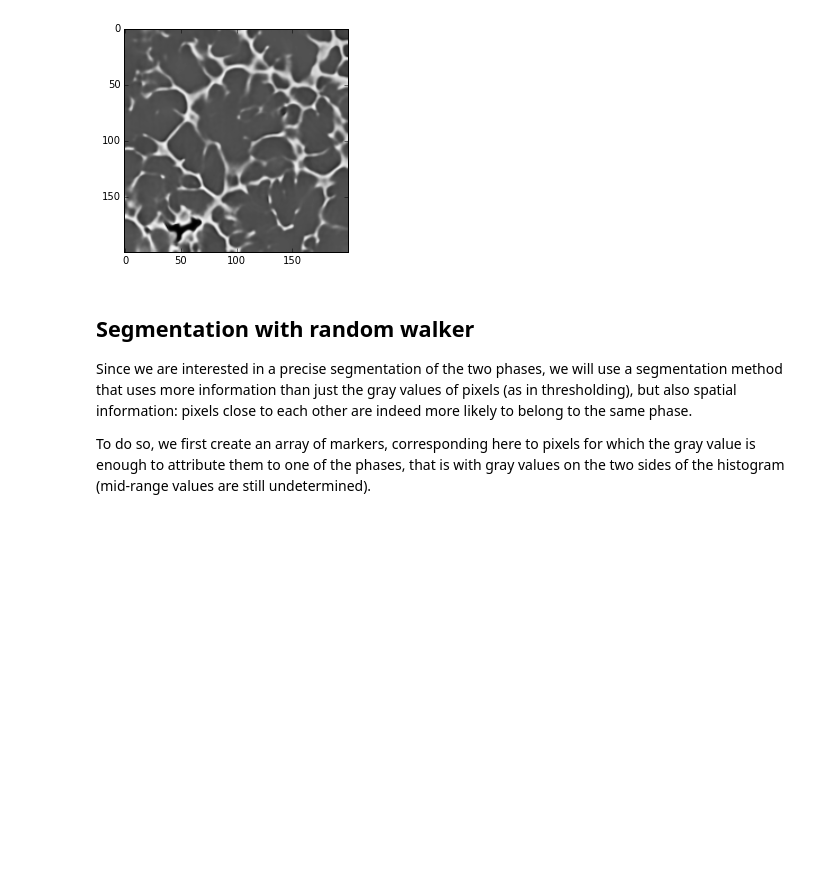
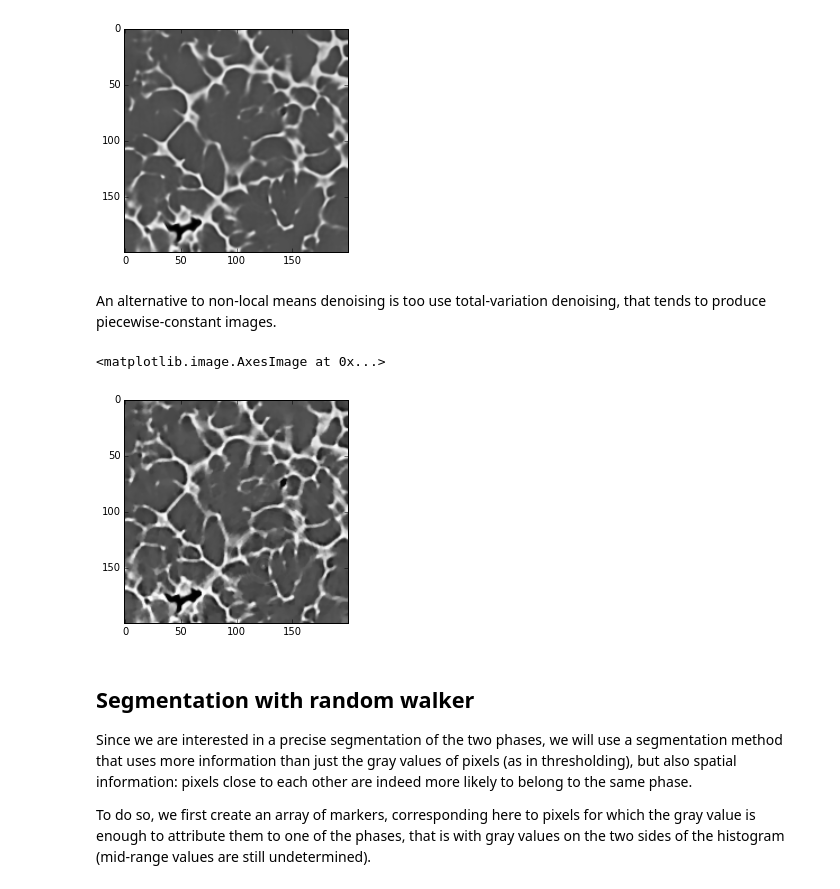
Before and after one commit to emmanuelle/image-processing-tutorials, a Jupyter notebook: tomo_segmentation.ipynb, the cells around one changed output. Cells and saved outputs as stored; diff of their text form; code cells hidden in the pictures; blank space fills up the shorter version.

Commit message:
Added total variation denoising

```diff
--- a/tomo_segmentation.ipynb
+++ b/tomo_segmentation.ipynb
@@ -117,6 +119,15 @@ plt.imshow(nlm[10], cmap='gray')
 # %% [output]
 <matplotlib.image.AxesImage at 0x...>
 [figure]
+# %% [markdown]
+An alternative to non-local means denoising is too use total-variation denoising, that tends to produce piecewise-constant images.
+# %%
+tv = restoration.denoise_tv_chambolle(roi_dat[:, 250:450, 250:450],
+                                      weight=0.2)
+plt.imshow(tv[10], cmap='gray')
+# %% [output]
+<matplotlib.image.AxesImage at 0x...>
+[figure, added]
 # %% [markdown]
 ## Segmentation with random walker
 
```
Also changed, not shown: parts of 4 cells of this notebook.
